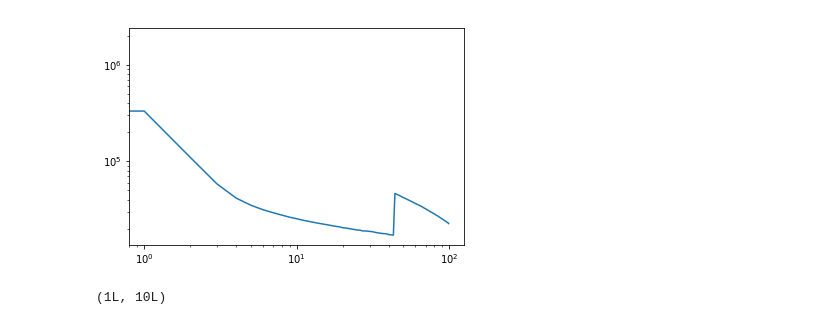
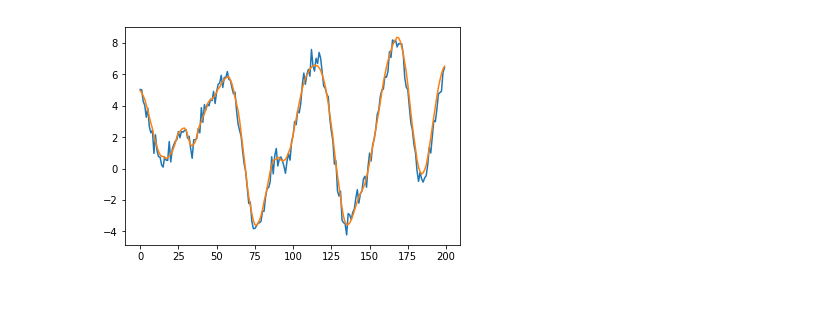
Before and after one commit to julianty/hmc, a Jupyter notebook: HMC Tests.ipynb, the cells around one changed output. Drawn from its saved outputs; the diff is of its cells as text; code cells hidden in the pictures; blank space fills up the shorter version.

```diff
--- a/HMC Tests.ipynb
+++ b/HMC Tests.ipynb
@@ -24,13 +24,13 @@ M = 200
 Rm = float(1)
 Rf0 = 1e6
 alpha = 1.3
-betamax = 50
+betamax = 100
 
 
 # Hamiltonian Monte Carlo Hyperparameters
-niter = int(1e3)
-Te = np.exp(1e-1*np.arange(niter))  # Temperature
-epsilon = 1e-3*np.ones(niter)
+niter = int(1e4)
+Te = np.exp(1e-2*np.arange(niter))  # Temperature
+epsilon = 1e-4*np.ones(niter)
 L = 150
 mass = [1e2, 1e-2, 1e0]
 # Hamiltonian Monte Carlo Tuning Parameters
@@ -51,8 +51,8 @@ savedata = False
 # Load the data set
 gen_nu = "8.17"
 gen_noise = "sig0.4"
-gen_dt = "0.02"
-gen_delta_t = "0.02"
+gen_dt = "0.001"
+gen_delta_t = "0.025"
 gen_integrator = "RK4"
 
 # Specify the data path
@@ -334,8 +311,6 @@ if plot_Action_vs_beta == 1:
     plt.yscale('log')
     plt.xscale('log')
     plt.show()
-# %% [output]
-[figure, removed]
 # %%
 # Infer new variables and save useful variables
 Action_init = np.zeros(betamax)
@@ -380,8 +355,6 @@ if savedata == 1:
 #    sio.savemat(filename, mdict)
 
 Action.shape
-# %% [output]
-(1L, 10L)
 # %%
 def generate_data():
     """
@@ -409,3 +382,9 @@ def generate_data():
     sample = Lorenz96(y0, t0, D, F)
     data = sample.generate(stepsize=stepsize, steps=steps, addNoise=True, noise_level=0.04)
     return data
+# %%
+plt.plot(data[-1,:200])
+plt.plot(X[-1,:200])
+plt.show()
+# %% [output]
+[figure, added]
```
Also changed, not shown: parts of 3 cells of this notebook.
